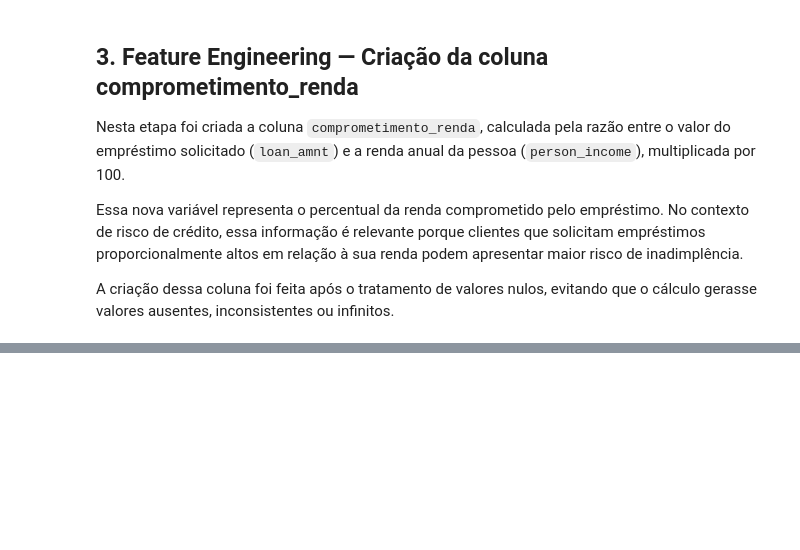
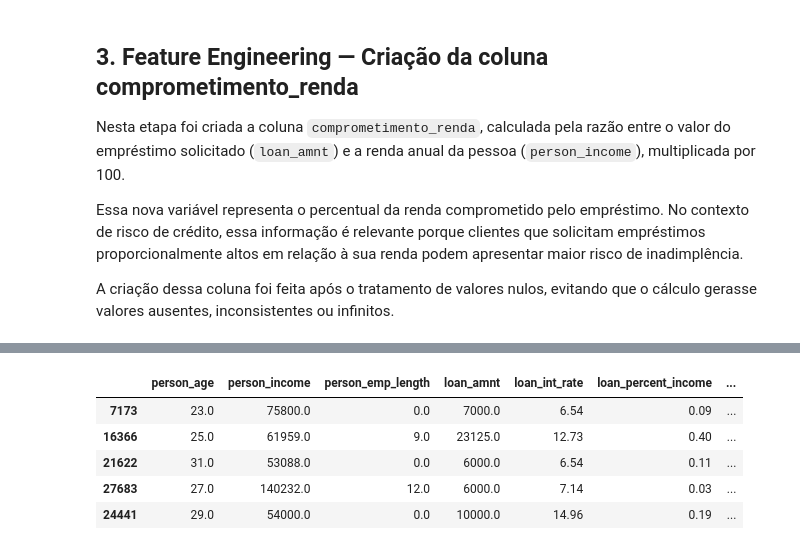
Before and after one commit to MarcioLuizBR/projeto-risco-credito-machine-learning, a Jupyter notebook: notebooks/pipeline_risco_credito.ipynb, the cells around one changed output, grey strips where cells are left out. Saved outputs shown, nothing was run; the diff lists cells and outputs as text; code cells hidden in the pictures; blank space fills up the shorter version.

```diff
--- a/notebooks/pipeline_risco_credito.ipynb
+++ b/notebooks/pipeline_risco_credito.ipynb
@@ -746,0 +771,10 @@ A criação dessa coluna foi feita após o tratamento de valores nulos, evitando
+# %%
+# Separando variáveis preditoras e variável alvo
+
+alvo = "loan_status"
+
+X = df_tratado.drop(columns=[alvo])
+y = df_tratado[alvo]
+
+print("Formato de X:", X.shape)
+print("Formato de y:", y.shape)
@@ -746,0 +784,11 @@ A criação dessa coluna foi feita após o tratamento de valores nulos, evitando
+# %%
+# Identificando colunas numéricas e categóricas
+
+colunas_numericas = X.select_dtypes(include=["int64", "float64"]).columns.tolist()
+colunas_categoricas = X.select_dtypes(include=["object"]).columns.tolist()
+
+print("Colunas numéricas:")
+print(colunas_numericas)
+
+print("\nColunas categóricas:")
+print(colunas_categoricas)
@@ -746,0 +803,16 @@ A criação dessa coluna foi feita após o tratamento de valores nulos, evitando
+# %%
+# Separando a base em treino e teste
+# stratify=y preserva a proporção entre pagadores e inadimplentes nas duas bases.
+
+X_treino, X_teste, y_treino, y_teste = train_test_split(
+    X,
+    y,
+    test_size=0.20,
+    random_state=42,
+    stratify=y
+)
+
+print("X_treino:", X_treino.shape)
+print("X_teste:", X_teste.shape)
+print("y_treino:", y_treino.shape)
+print("y_teste:", y_teste.shape)
@@ -746,0 +897,11 @@ A criação dessa coluna foi feita após o tratamento de valores nulos, evitando
+# %%
+# Visualizando algumas colunas após o encoding
+
+X_treino_encoded.head()
+# %% [output]
+|  | person_age | person_income | person_emp_length | loan_amnt | loan_int_rate | loan_percent_income | ... |
+| 7173 | 23.0 | 75800.0 | 0.0 | 7000.0 | 6.54 | 0.09 | ... |
+| 16366 | 25.0 | 61959.0 | 9.0 | 23125.0 | 12.73 | 0.40 | ... |
+| 21622 | 31.0 | 53088.0 | 0.0 | 6000.0 | 6.54 | 0.11 | ... |
+| 27683 | 27.0 | 140232.0 | 12.0 | 6000.0 | 7.14 | 0.03 | ... |
+| 24441 | 29.0 | 54000.0 | 0.0 | 10000.0 | 14.96 | 0.19 | ... |
```
Also changed, not shown: parts of 17 cells of this notebook.
